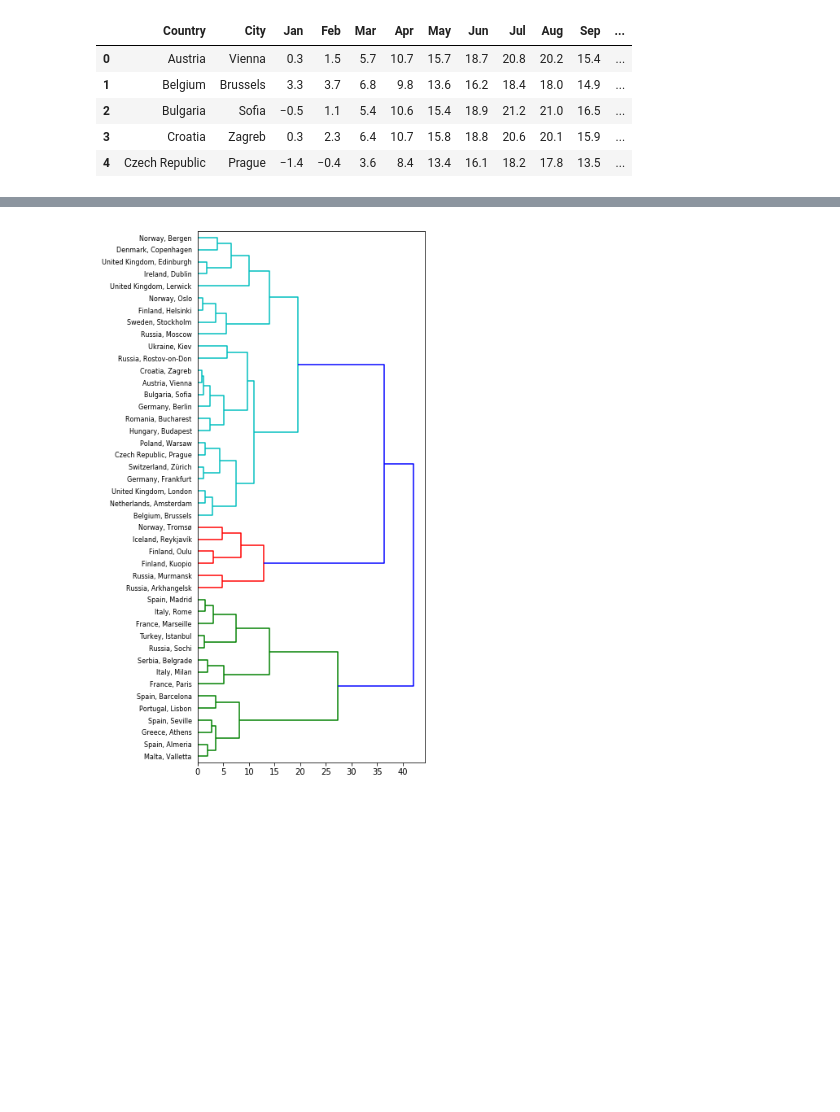
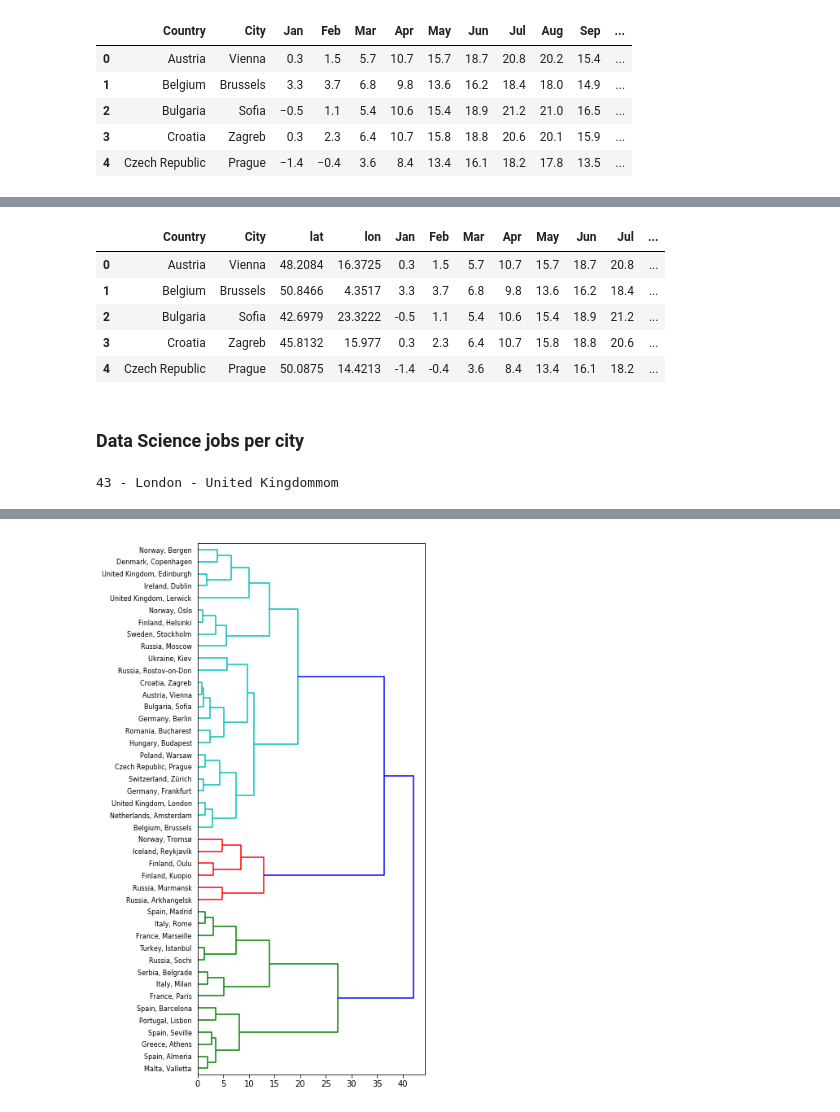
Before and after one commit to rareal/Coursera_Capstone, a Jupyter notebook: Capstone_final_report_code.ipynb, the cells around one changed output, grey strips where cells are left out. Drawn from its saved outputs; the diff is of its cells as text; code cells hidden in the pictures; blank space fills up the shorter version.

Commit message:
progress on the data

```diff
--- a/Capstone_final_report_code.ipynb
+++ b/Capstone_final_report_code.ipynb
@@ -66,2 +98,12 @@ ttable.iloc[:,2:] = ttable.iloc[:,2:].apply(lambda x: x.str.replace('−','-').a
+# %%
+temp_ll_table = pd.merge(lltable.drop('display_name',axis=1), ttable)
+temp_ll_table.head()
+# %% [output]
+|  | Country | City | lat | lon | Jan | Feb | Mar | Apr | May | Jun | Jul | ... |
+| 0 | Austria | Vienna | 48.2084 | 16.3725 | 0.3 | 1.5 | 5.7 | 10.7 | 15.7 | 18.7 | 20.8 | ... |
+| 1 | Belgium | Brussels | 50.8466 | 4.3517 | 3.3 | 3.7 | 6.8 | 9.8 | 13.6 | 16.2 | 18.4 | ... |
+| 2 | Bulgaria | Sofia | 42.6979 | 23.3222 | -0.5 | 1.1 | 5.4 | 10.6 | 15.4 | 18.9 | 21.2 | ... |
+| 3 | Croatia | Zagreb | 45.8132 | 15.977 | 0.3 | 2.3 | 6.4 | 10.7 | 15.8 | 18.8 | 20.6 | ... |
+| 4 | Czech Republic | Prague | 50.0875 | 14.4213 | -1.4 | -0.4 | 3.6 | 8.4 | 13.4 | 16.1 | 18.2 | ... |
 # %%
 # export to csv
@@ -68,0 +111,2 @@ ttable.to_csv('temp_table.csv')
+# %% [markdown]
+### Data Science jobs per city
@@ -68,0 +115,29 @@ ttable.to_csv('temp_table.csv')
+# %%
+jtable=[] # jobs table
+linkedin_baseurl='https://www.linkedin.com/jobs/search/?keywords=data%20scientist&location='
+careerjet_baseurl='https://www.careerjet.com.mt/wsearch/jobs?s=data+scientist&l='
+
+for i in range(temp_ll_table.shape[0]):
+    city = temp_ll_table.loc[i,'City']
+    country = temp_ll_table.loc[i,'Country']
+    print(i,'-',city,'-',country,end='\r')
+    # get number of linkedin jobs
+    lk=[]; attempt = 1
+    while lk == [] and attempt < 5:
+        attempt+=1
+        lkres = requests.get(linkedin_baseurl+city+'%2C'+country)
+        lk = re.findall(r'"total":(.+?),"links"',str(lkres.content))
+        if lk == []:
+            time.sleep(1)
+    # get number of careerjet jobs
+    cj=[]; attempt = 1
+    while cj == [] and attempt < 5:
+        attempt+=1
+        cjres = requests.get(careerjet_baseurl+city+'%2C+'+country)
+        cj = re.findall(r'class="display_results display_inline"><nobr>.+of (.+?) jobs</nobr>',str(cjres.content))
+        if lk == []:
+            time.sleep(1)
+    # append to list
+    jtable.append([city,country,lk,cj])
+# %% [output]
+43 - London - United Kingdommom
```
Also changed, not shown: parts of 23 cells of this notebook, 1 other file.
